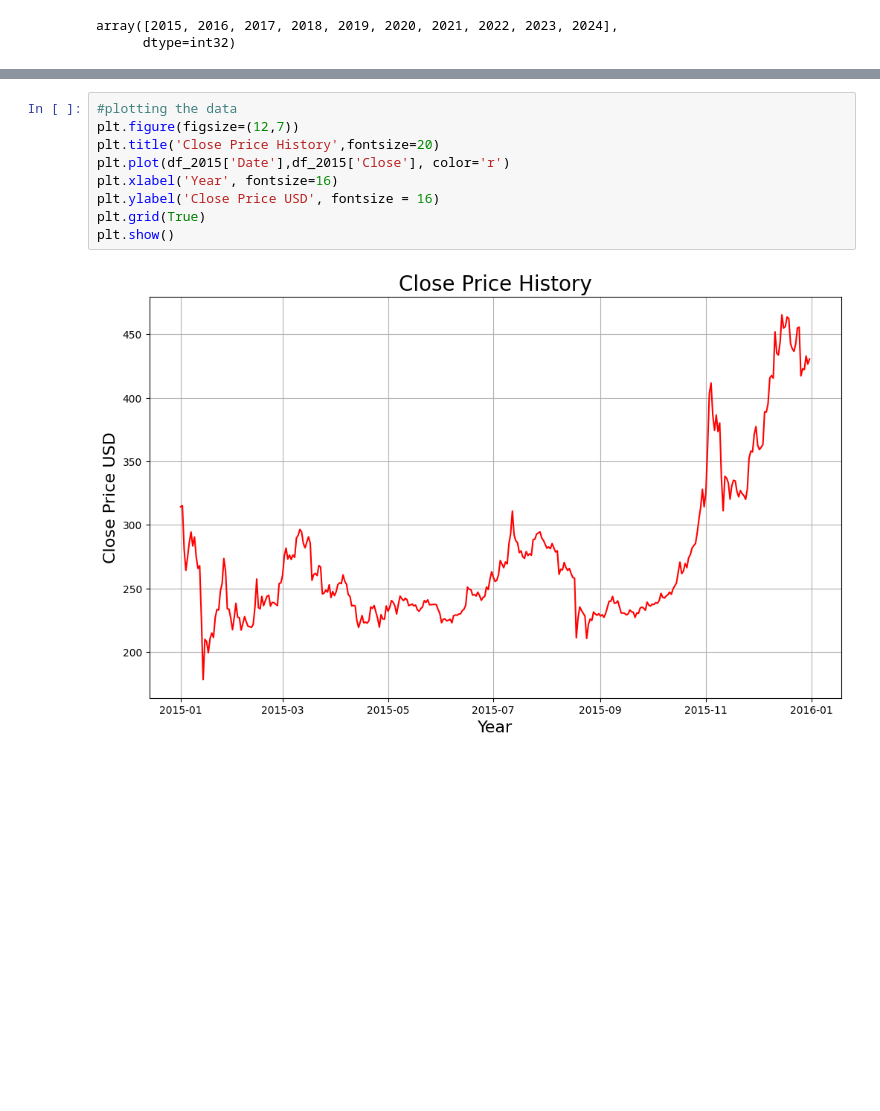
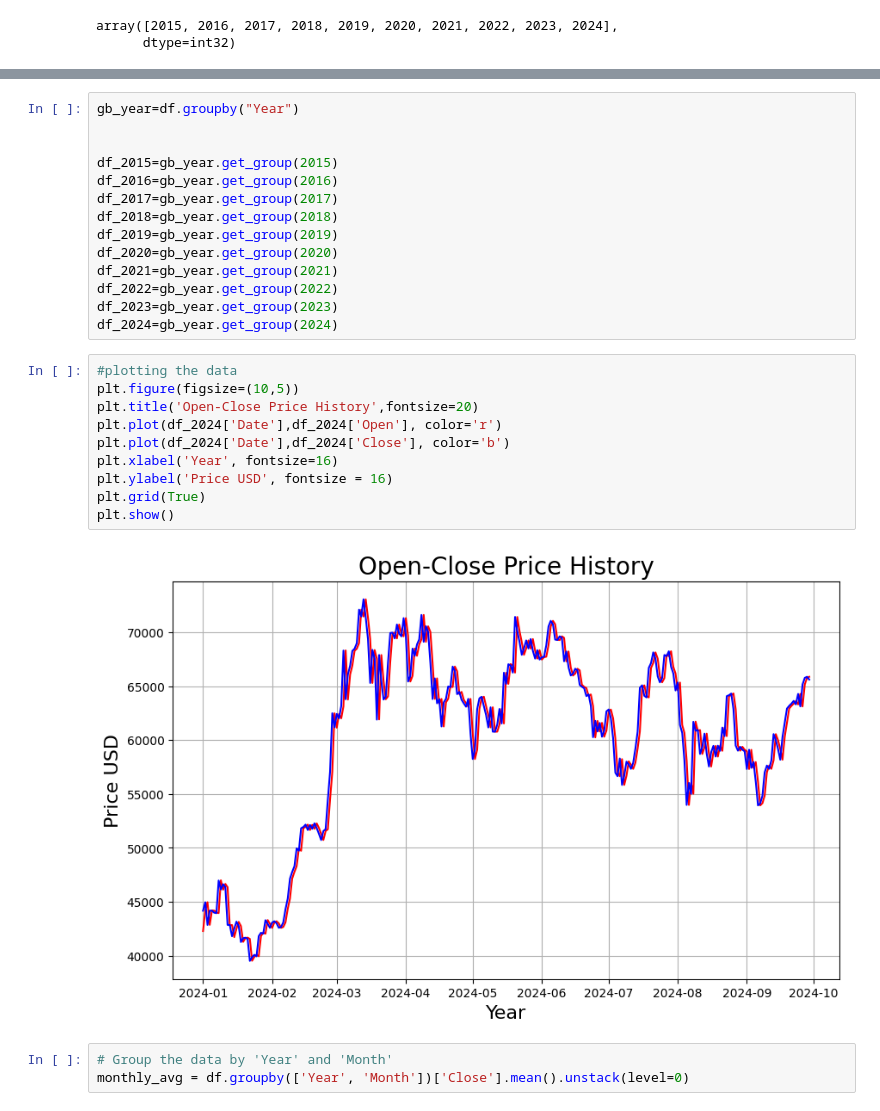
Before and after one commit to asif851/Bitcoin-Price-Prediction, a Jupyter notebook: analysis.ipynb, the cells around one changed output, grey strips where cells are left out. Drawn from its saved outputs; the diff is of its cells as text; blank space fills up the shorter version.

```diff
--- a/analysis.ipynb
+++ b/analysis.ipynb
@@ -148,11 +170,29 @@ df_2015.head(2)
+# %%
+gb_year=df.groupby("Year")
+
+
+df_2015=gb_year.get_group(2015)
+df_2016=gb_year.get_group(2016)
+df_2017=gb_year.get_group(2017)
+df_2018=gb_year.get_group(2018)
+df_2019=gb_year.get_group(2019)
+df_2020=gb_year.get_group(2020)
+df_2021=gb_year.get_group(2021)
+df_2022=gb_year.get_group(2022)
+df_2023=gb_year.get_group(2023)
+df_2024=gb_year.get_group(2024)
 # %%
 #plotting the data
-plt.figure(figsize=(12,7))
-plt.title('Close Price History',fontsize=20)
-plt.plot(df_2015['Date'],df_2015['Close'], color='r')
+plt.figure(figsize=(10,5))
+plt.title('Open-Close Price History',fontsize=20)
+plt.plot(df_2024['Date'],df_2024['Open'], color='r')
+plt.plot(df_2024['Date'],df_2024['Close'], color='b')
 plt.xlabel('Year', fontsize=16)
-plt.ylabel('Close Price USD', fontsize = 16)
+plt.ylabel('Price USD', fontsize = 16)
 plt.grid(True)
 plt.show()
 # %% [output]
-[figure, old version]
+[figure, new version]
+# %%
+# Group the data by 'Year' and 'Month'
+monthly_avg = df.groupby(['Year', 'Month'])['Close'].mean().unstack(level=0)
```
Also changed, not shown: parts of 16 cells of this notebook.
